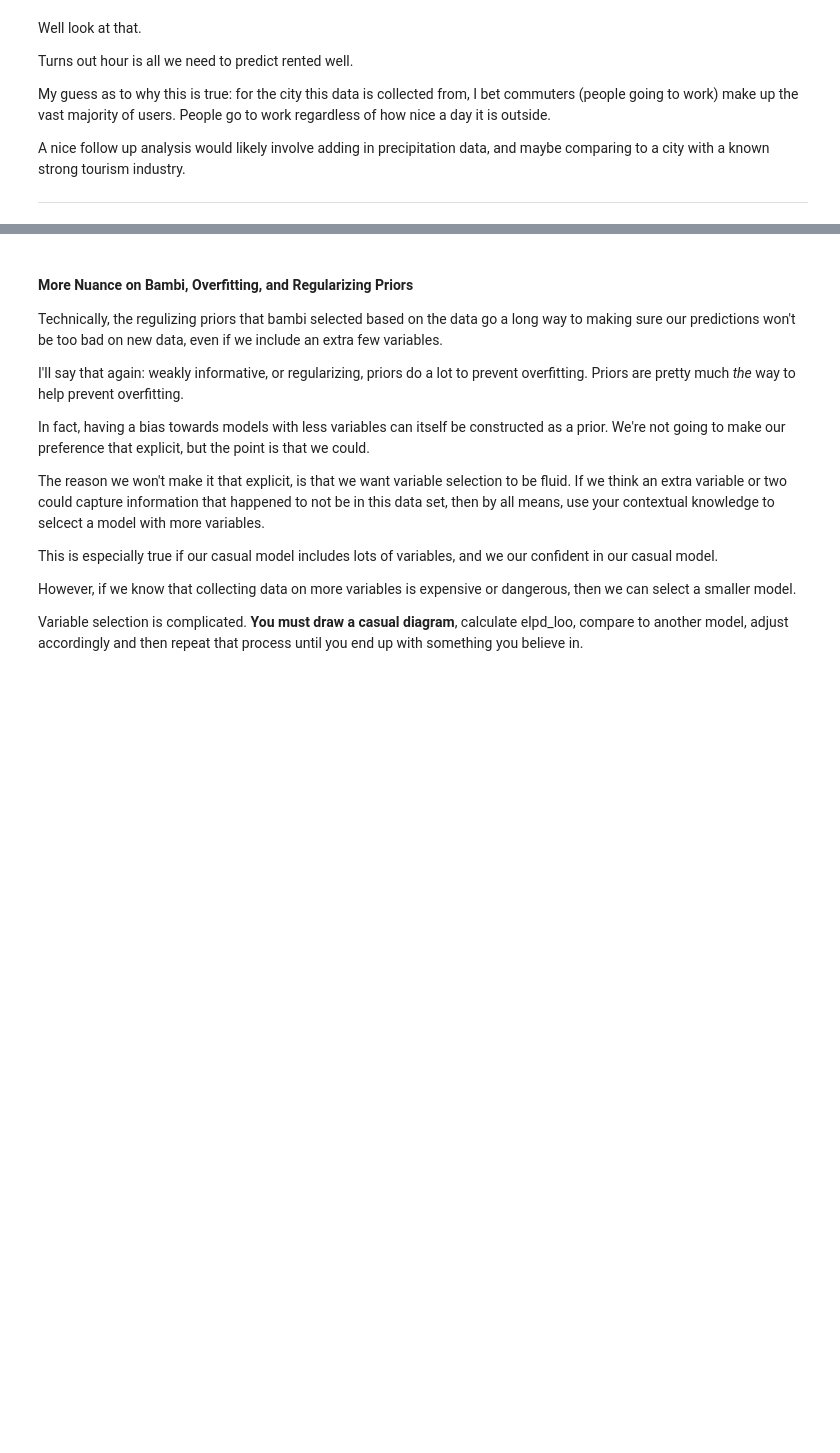
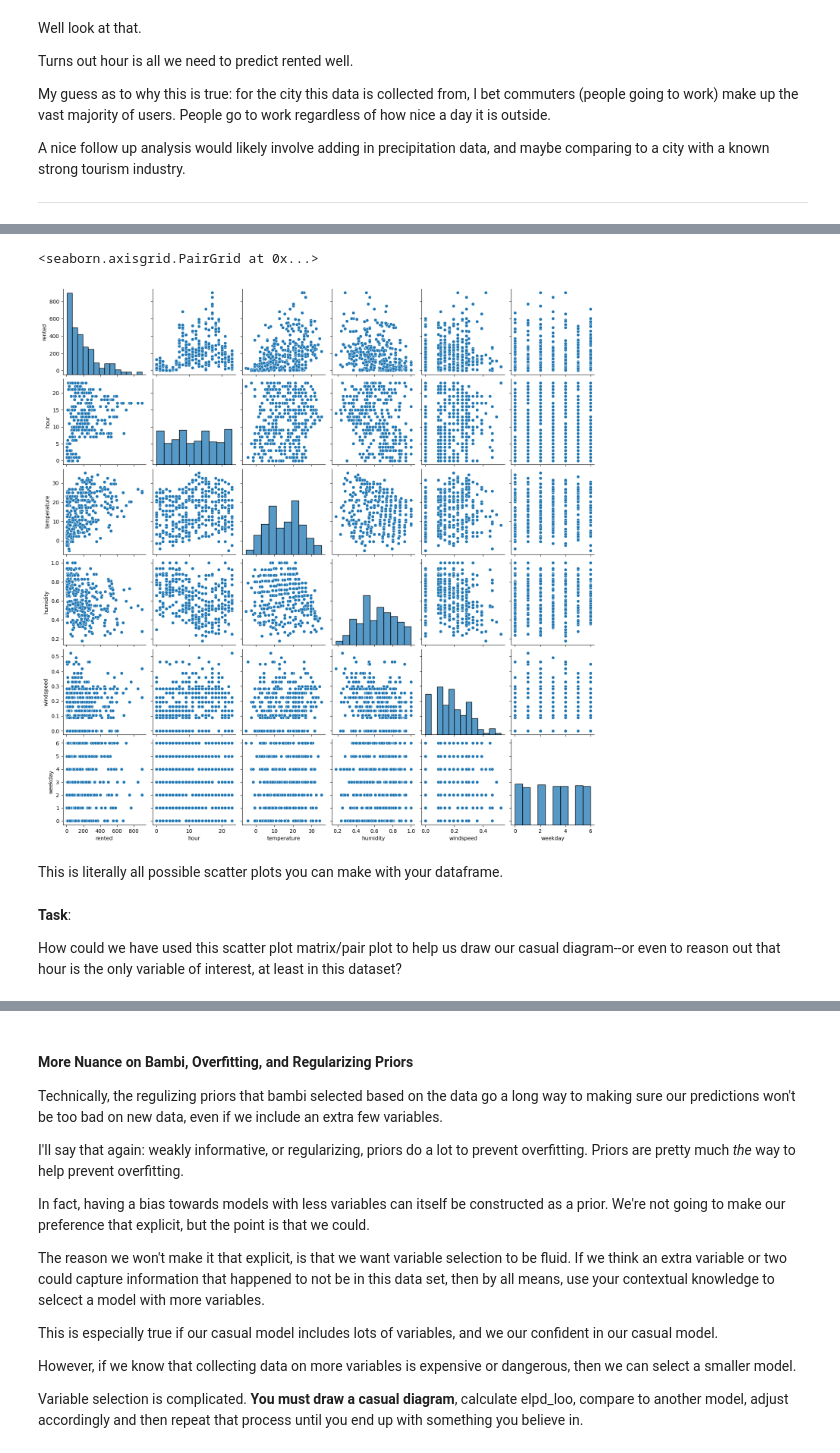
Before and after one commit to thedarredondo/data-science-fundamentals, a Jupyter notebook: Unit6/Unit6NotesAK.ipynb, the cells around one changed output, grey strips where cells are left out. Drawn from its saved outputs; the diff is of its cells as text; code cells hidden in the pictures; blank space fills up the shorter version.

Commit message:
Added in a section on pairplots

```diff
--- a/Unit6/Unit6NotesAK.ipynb
+++ b/Unit6/Unit6NotesAK.ipynb
@@ -661,0 +671,11 @@ ___________________________________________________________________________
+# %%
+sns.pairplot(bikes)
+# %% [output]
+<seaborn.axisgrid.PairGrid at 0x...>
+[figure, added]
+# %% [markdown]
+This is literally all possible scatter plots you can make with your dataframe.
+# %% [markdown]
+**Task**:
+
+How could we have used this scatter plot matrix/pair plot to help us draw our casual diagram--or even to reason out that hour is the only variable of interest, at least in this dataset?
```
Also changed, not shown: parts of 5 cells of this notebook.
